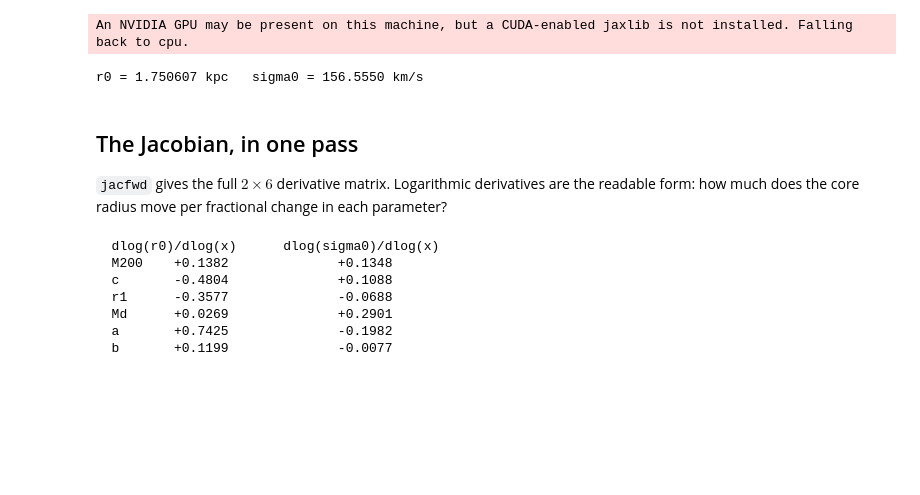
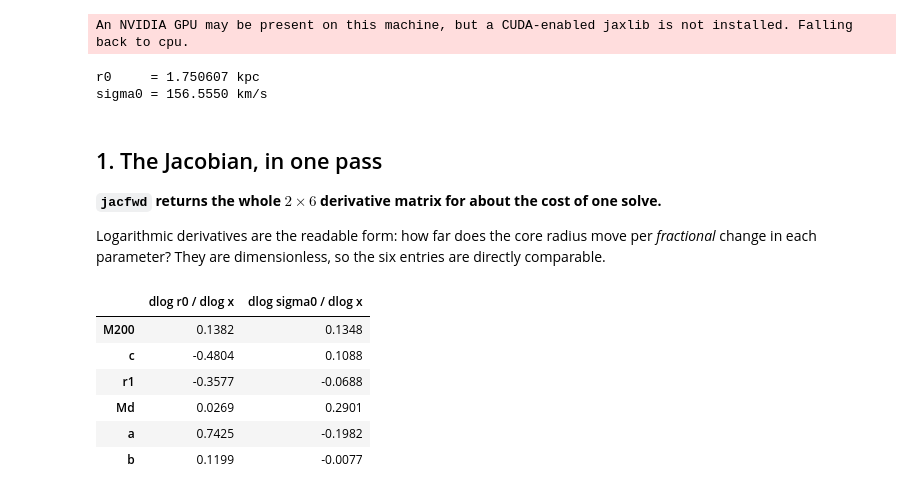
Before and after one commit to sgpfaff/jeans, a Jupyter notebook: examples/jeanie_differentiable.ipynb, the cells around one changed output. Saved outputs shown, nothing was run; the diff lists cells and outputs as text; code cells hidden in the pictures; blank space fills up the shorter version.

```diff
--- a/examples/jeanie_differentiable.ipynb
+++ b/examples/jeanie_differentiable.ipynb
@@ -11,40 +31,53 @@ prior has no solution at all.
 # %%
+import time
+
 import jax
 import jax.numpy as jnp
-jax.config.update("jax_enable_x64", True)
+
+jax.config.update("jax_enable_x64", True)   # 32-bit will not resolve a 1e-10 residual
 
 import matplotlib.pyplot as plt
 import numpy as np
+import pandas as pd
 
 from jeanie.jaxsolver import solve_log, nfw_boundary
 
-# params = (M200, c, r1, Md, a, b)
+NAMES = ["M200", "c", "r1", "Md", "a", "b"]
+
+#             M200    c     r1     Md     a     b
 p = jnp.array([1e12, 10.0, 12.0, 6e10, 3.0, 0.28])
+
 lg = solve_log(p)
-print(f"r0 = {float(jnp.exp(lg[0])):.6f} kpc   "
-      f"sigma0 = {float(jnp.exp(lg[1])):.4f} km/s")
+print(f"r0     = {float(jnp.exp(lg[0])):.6f} kpc")
+print(f"sigma0 = {float(jnp.exp(lg[1])):.4f} km/s")
 # %% [output]
 An NVIDIA GPU may be present on this machine, but a CUDA-enabled jaxlib is not installed. Falling back to cpu.
-r0 = 1.750607 kpc   sigma0 = 156.5550 km/s
+r0     = 1.750607 kpc
+sigma0 = 156.5550 km/s
 # %% [markdown]
-## The Jacobian, in one pass
+## 1. The Jacobian, in one pass
 
-`jacfwd` gives the full $2\times6$ derivative matrix. Logarithmic derivatives
-are the readable form: how much does the core radius move per fractional change
-in each parameter?
+**`jacfwd` returns the whole $2\times6$ derivative matrix for about the cost of
+one solve.**
+
+Logarithmic derivatives are the readable form: how far does the core radius
+move per *fractional* change in each parameter? They are dimensionless, so the
+six entries are directly comparable.
-# %%
-jac = np.asarray(jax.jacfwd(solve_log)(p))
-names = ['M200', 'c', 'r1', 'Md', 'a', 'b']
-print("  dlog(r0)/dlog(x)      dlog(sigma0)/dlog(x)")
-for i, nm in enumerate(names):
-    print(f"  {nm:5s} {jac[0, i]*float(p[i]):+9.4f}            "
-          f"{jac[1, i]*float(p[i]):+9.4f}")
-# %% [output]
-  dlog(r0)/dlog(x)      dlog(sigma0)/dlog(x)
-  M200    +0.1382              +0.1348
-  c       -0.4804              +0.1088
-  r1      -0.3577              -0.0688
-  Md      +0.0269              +0.2901
-  a       +0.7425              -0.1982
-  b       +0.1199              -0.0077
+# %%
+jac = np.asarray(jax.jacfwd(solve_log)(p))          # d log(r0, sigma0) / d p
+
+logderiv = pd.DataFrame(
+    {"dlog r0 / dlog x": jac[0] * np.asarray(p),
+     "dlog sigma0 / dlog x": jac[1] * np.asarray(p)},
+    index=NAMES,
+).round(4)
+logderiv
+# %% [output]
+|  | dlog r0 / dlog x | dlog sigma0 / dlog x |
+| M200 | 0.1382 | 0.1348 |
+| c | -0.4804 | 0.1088 |
+| r1 | -0.3577 | -0.0688 |
+| Md | 0.0269 | 0.2901 |
+| a | 0.7425 | -0.1982 |
+| b | 0.1199 | -0.0077 |
 # %% [markdown]
```
Also changed, not shown: parts of 18 cells of this notebook, 3 other files.
